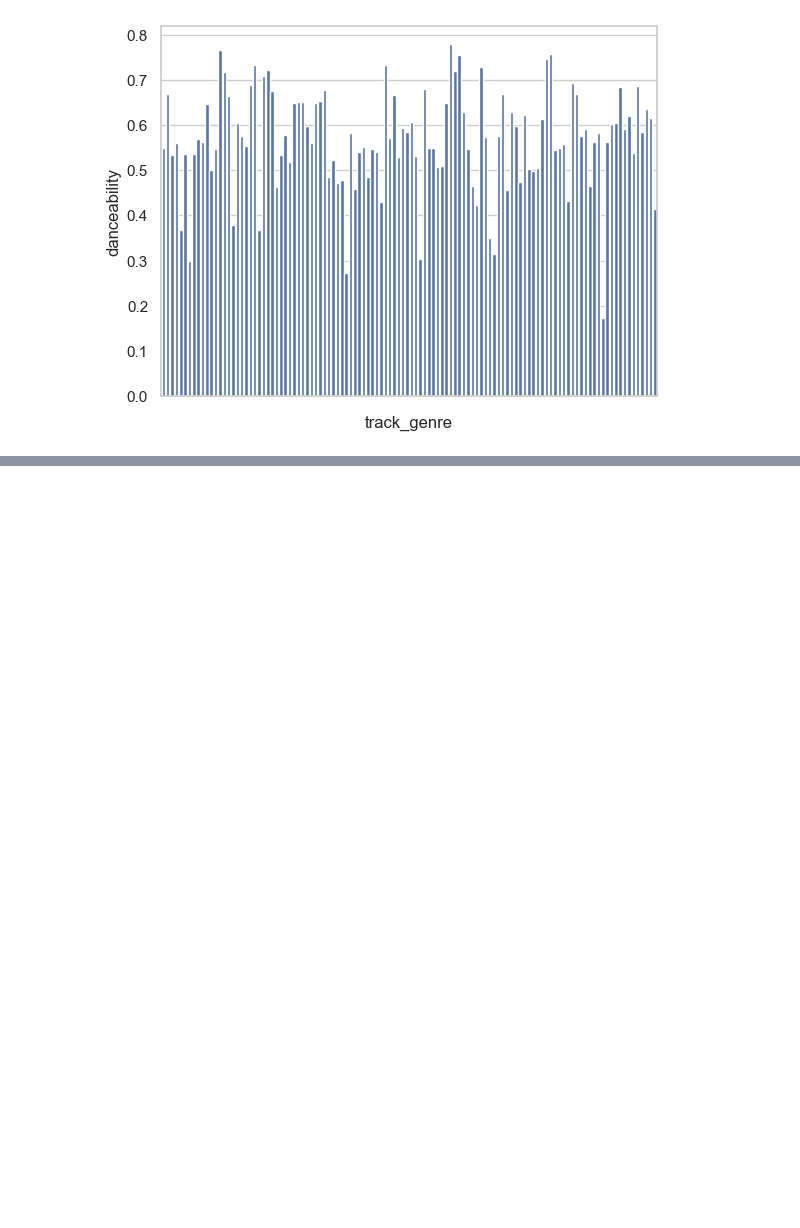
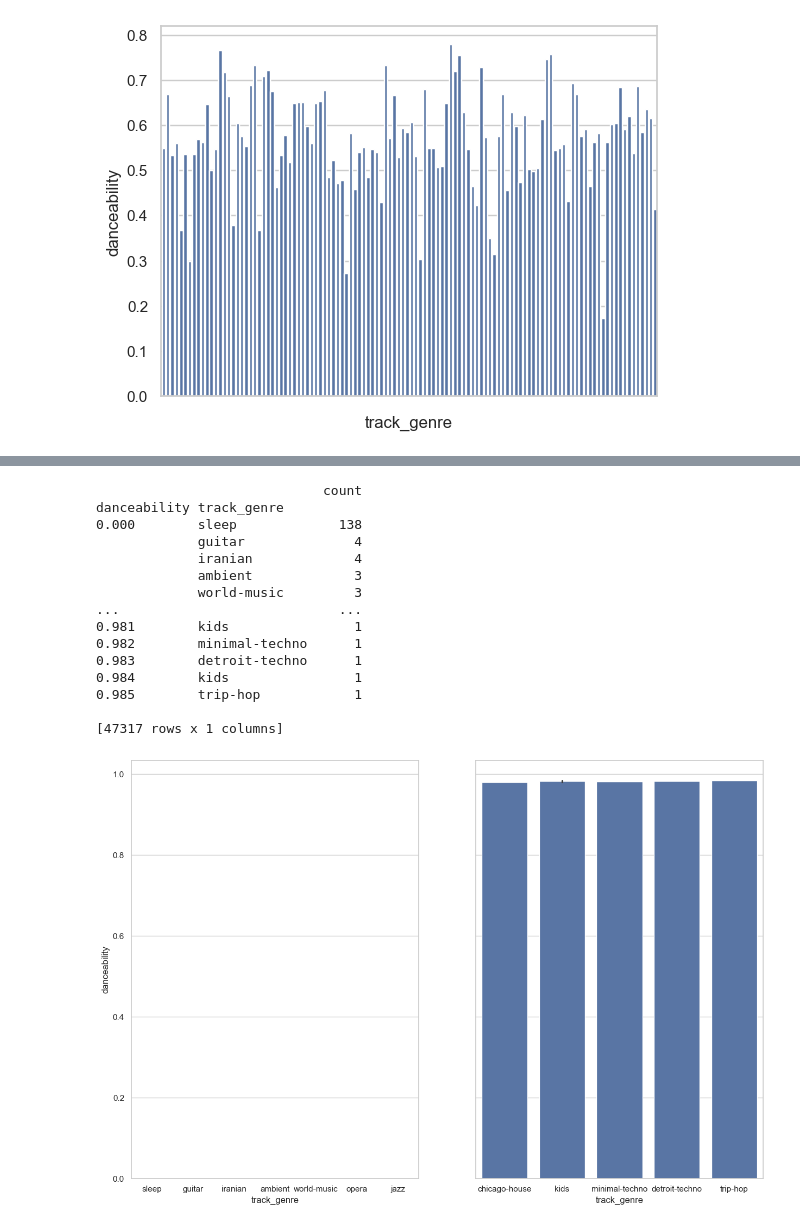
Before and after one commit to Khai189/SpotifyRecommender, a Jupyter notebook: TrainingData/DataVisualization.ipynb, the cells around one changed output, grey strips where cells are left out. Saved outputs shown, nothing was run; the diff lists cells and outputs as text; code cells hidden in the pictures; blank space fills up the shorter version.

```diff
--- a/TrainingData/DataVisualization.ipynb
+++ b/TrainingData/DataVisualization.ipynb
@@ -143,0 +153,30 @@ ax.set(xticklabels=[], )
+# %%
+import random
+
+df_sorted = df.sort_values(by=['danceability'])
+df_sorted_danceability = df_sorted.groupby("danceability")["track_genre"].value_counts()
+
+plottable_danceability = df_sorted_danceability.to_frame()
+fig, ax = plt.subplots(1, 2, figsize=(15, 10), sharey=True)
+
+rand_indx = random.randint(0, len(df_sorted_danceability)-5)
+sns.barplot(plottable_danceability[:7], x="track_genre", y="danceability", ax=ax[0])
+sns.barplot(plottable_danceability[-6:], x="track_genre", y="danceability", ax=ax[1])
+print(plottable_danceability)
+# %% [output]
+                             count
+danceability track_genre
+0.000        sleep             138
+             guitar              4
+             iranian             4
+             ambient             3
+             world-music         3
+...                            ...
+0.981        kids                1
+0.982        minimal-techno      1
+0.983        detroit-techno      1
+0.984        kids                1
+0.985        trip-hop            1
+
+[47317 rows x 1 columns]
+[figure, added]
```
Also changed, not shown: parts of 3 cells of this notebook.
